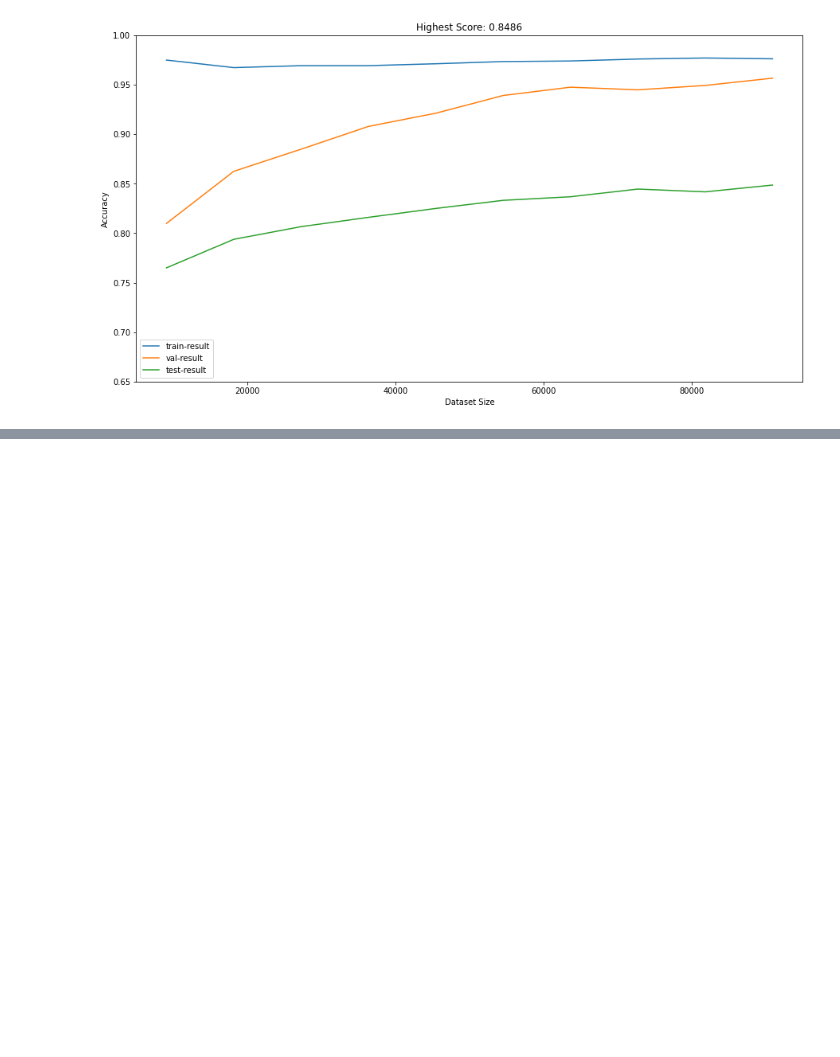
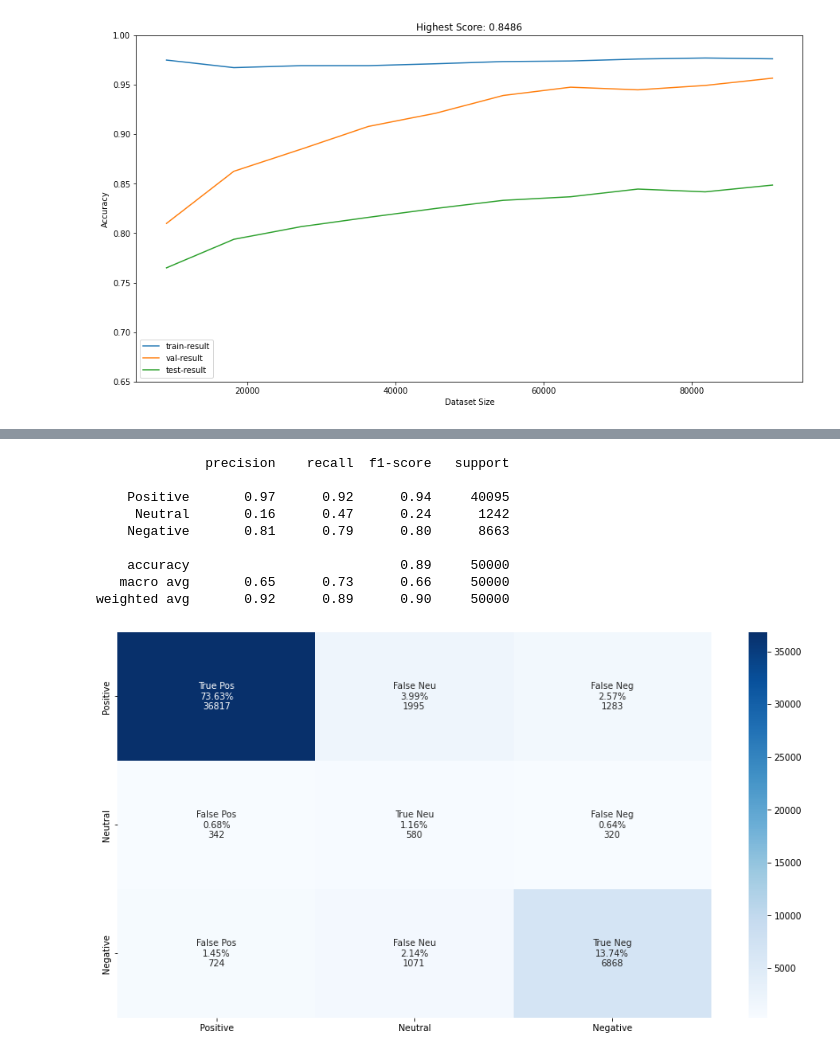
Before and after one commit to harizjet/SubjectSentimentModelling, a Jupyter notebook: exploring/exploring3.ipynb, the cells around one changed output, grey strips where cells are left out. Drawn from its saved outputs; the diff is of its cells as text; code cells hidden in the pictures; blank space fills up the shorter version.

```diff
--- a/exploring/exploring3.ipynb
+++ b/exploring/exploring3.ipynb
@@ -1187,0 +1191,18 @@ Validation score did not improve more than tol=0.000100 for 10 consecutive epoch
+# %%
+def pipeline(txt: str) -> str:
+    txt = pipe_cleaningText(txt)
+    txt = pipe_addPos(txt)
+    txt = pipe_normalized(txt, 5, tokenized=True)
+    return txt
+
+tdf1 = dfdataTrain.copy()
+tdf2 = dfdataTest.copy()
+tdf1['reviewText'] = tdf1['reviewText'].apply(lambda x: pipeline(x))
+tdf2['reviewText'] = tdf2['reviewText'].apply(lambda x: pipeline(x))
+# %%
+xArr, featureModel = feature_tfidfUniBi(tdf1['reviewText'], 200000)
+yArr = tdf1['overall'].to_numpy()
+testXArr, testYArr = featureModel.transform(tdf2['reviewText']), tdf2['overall'].to_numpy()
+# %%
+mlp_model = MLPClassifier(verbose=True, early_stopping=True, tol=1e-5)
+mlp_model.fit(xArr, yArr)
@@ -1187,0 +1228,14 @@ Validation score did not improve more than tol=0.000100 for 10 consecutive epoch
+# %%
+yHat = mlp_model.predict(testXArr)
+show_result(yHat, testYArr)
+# %% [output]
+              precision    recall  f1-score   support
+
+    Positive       0.97      0.92      0.94     40095
+     Neutral       0.16      0.47      0.24      1242
+    Negative       0.81      0.79      0.80      8663
+
+    accuracy                           0.89     50000
+   macro avg       0.65      0.73      0.66     50000
+weighted avg       0.92      0.89      0.90     50000
+[figure, added]
```
Also changed, not shown: parts of 5 cells of this notebook, 2 other files.
